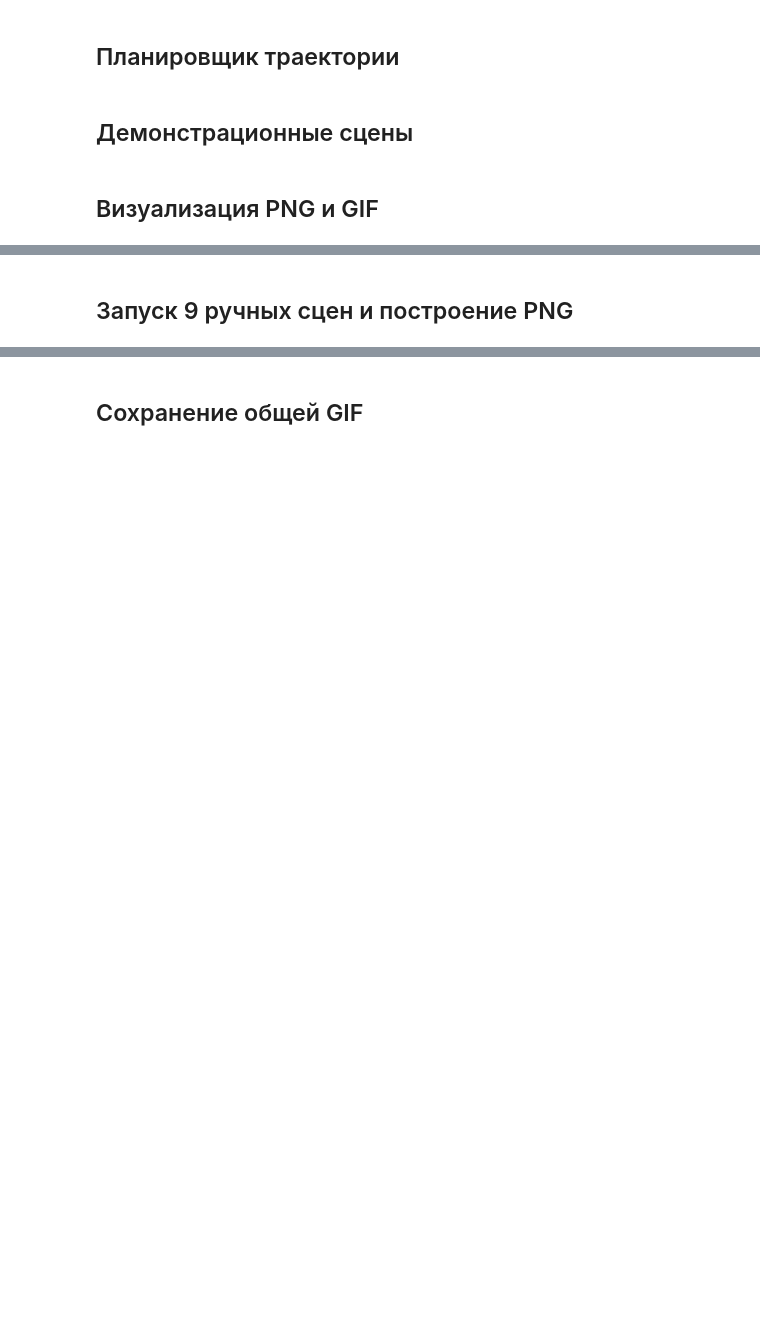
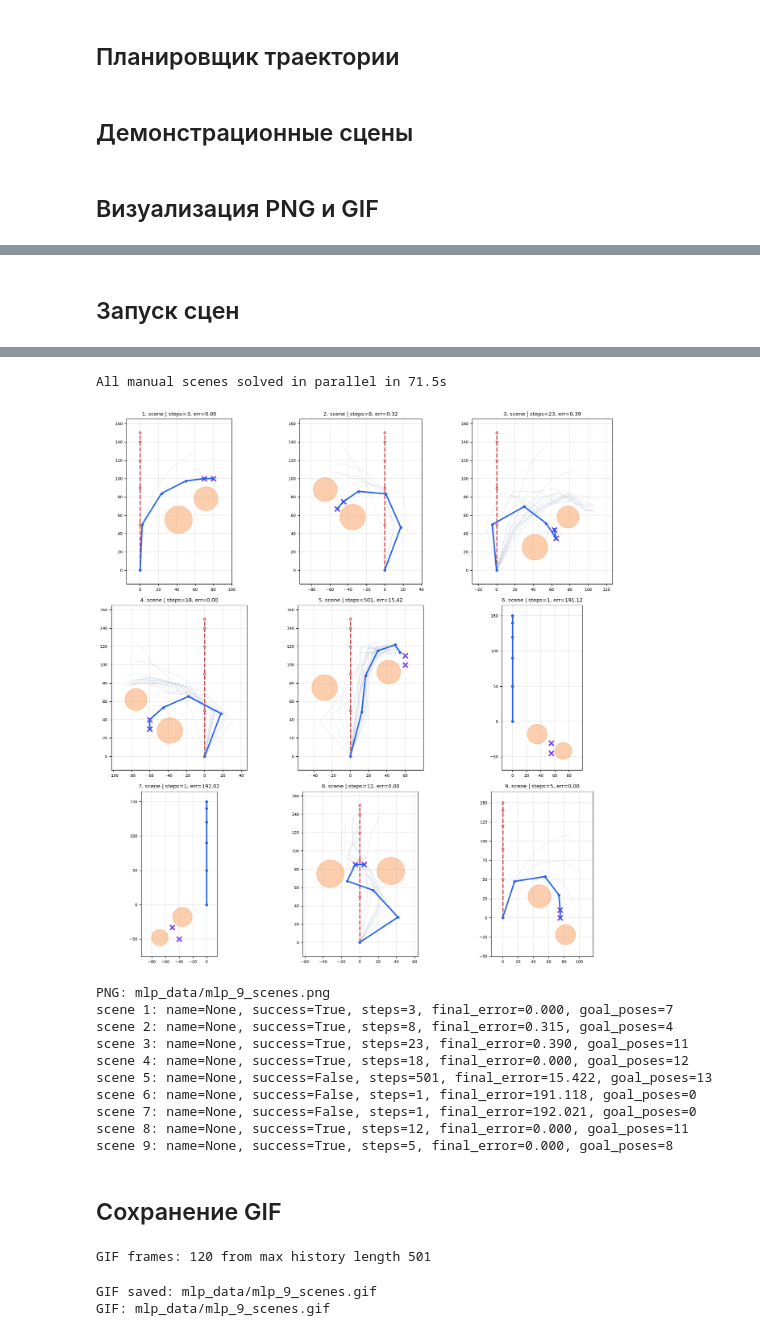
Before and after one commit to n-sukhov/manipulator-ml-control, a Jupyter notebook: manipulator_ml_control.ipynb, the cells around one changed output, grey strips where cells are left out. Drawn from its saved outputs; the diff is of its cells as text; code cells hidden in the pictures; blank space fills up the shorter version.

```diff
--- a/manipulator_ml_control.ipynb
+++ b/manipulator_ml_control.ipynb
@@ -798,10 +903,10 @@ def train_universal_mlp_model_parallel(link_lengths, theta_start,
     print(f"Array assembly time: {t2 - t1:.1f}s")
 
     model = TorchMLPRegressor(
-        hidden_layer_sizes=(128, 128),
+        hidden_layer_sizes=(256, 256, 128),
         lr=1e-3,
-        epochs=700,
-        batch_size=512,
+        epochs=80,
+        batch_size=8192,
         random_state=seed,
         verbose=True
     )
@@ -1423,14 +1705,17 @@ def save_mlp_scenes_grid_gif_fast_logged(runs, gifname="mlp_data/mlp_9_scenes_fa
 # %%
 universal = train_universal_mlp_model_parallel(
-    link_lengths=[50, 40, 30, 30],
-    theta_start=[np.pi / 2, 0, 0, 0],
-    target_indices=[3],
-    scenes=100,
-    samples_per_scene=300,
-    max_obstacles=4,
+    link_lengths=[50, 40, 30, 20, 10],
+    theta_start=[np.pi / 2, 0, 0, 0, 0],
+    target_indices=[3, 4],
+    scenes=1000,
+    samples_per_scene=2000,
+    max_obstacles=2,
     safe_dist=4,
-    tol=5,
+    tol=1,
     max_delta=0.3,
     seed=1,
-    n_jobs=10
+    n_jobs=-1
 )
+weights_path = universal["model"].save("mlp_data/universal_mlp_weights.pt")
+
+print("Weights saved:", weights_path)
@@ -1437,15 +1756,16 @@ universal = train_universal_mlp_model_parallel(
-# %% [markdown]
-## Запуск 9 ручных сцен и построение PNG
+# %% [markdown]
+## Запуск сцен
 # %%
 manual_scene_specs = make_manual_demo_scene_specs()
 
-runs_9 = solve_mlp_scenes_from_specs(
+runs_9 = solve_mlp_scenes_from_specs_parallel(
     model_data=universal,
     scene_specs=manual_scene_specs,
     max_steps=500,
-    candidates=40,
-    goal_attempts=40,
+    candidates=20,
+    goal_attempts=60,
     base_seed=100,
+    n_jobs=9,
     verbose=True
 )
 
@@ -1461,9 +1781,10 @@ print("PNG:", png_9)
 for run in runs_9:
     print(
         f"scene {run['scene_id'] + 1}: "
-        f"name={run.get('name', 'scene')}, "
+        f"name={run.get('scene')}, "
         f"success={run['success']}, "
         f"steps={len(run['result']['history'])}, "
         f"final_error={run['final_error']:.3f}, "
         f"goal_poses={len(run['goal_poses'])}"
     )
+# %% [output]
@@ -1470,9 +1799,21 @@ for run in runs_9:
+All manual scenes solved in parallel in 71.5s
+[figure, added]
+PNG: mlp_data/mlp_9_scenes.png
+scene 1: name=None, success=True, steps=3, final_error=0.000, goal_poses=7
+scene 2: name=None, success=True, steps=8, final_error=0.315, goal_poses=4
+scene 3: name=None, success=True, steps=23, final_error=0.390, goal_poses=11
+scene 4: name=None, success=True, steps=18, final_error=0.000, goal_poses=12
+scene 5: name=None, success=False, steps=501, final_error=15.422, goal_poses=13
+scene 6: name=None, success=False, steps=1, final_error=191.118, goal_poses=0
+scene 7: name=None, success=False, steps=1, final_error=192.021, goal_poses=0
+scene 8: name=None, success=True, steps=12, final_error=0.000, goal_poses=11
+scene 9: name=None, success=True, steps=5, final_error=0.000, goal_poses=8
 # %% [markdown]
-## Сохранение общей GIF
+## Сохранение GIF
 # %%
 gif_9 = save_mlp_scenes_grid_gif_fast_logged(
     runs=runs_9,
-    gifname="mlp_data/mlp_9_scenes_fast.gif",
+    gifname="mlp_data/mlp_9_scenes.gif",
     rows=3,
     cols=3,
     fps=12,
@@ -1481,3 +1822,7 @@ gif_9 = save_mlp_scenes_grid_gif_fast_logged(
 )
 
 print("GIF:", gif_9)
+# %% [output]
+GIF frames: 120 from max history length 501
+GIF saved: mlp_data/mlp_9_scenes.gif
+GIF: mlp_data/mlp_9_scenes.gif
```
Also changed, not shown: parts of 9 cells of this notebook, 6 other files.
